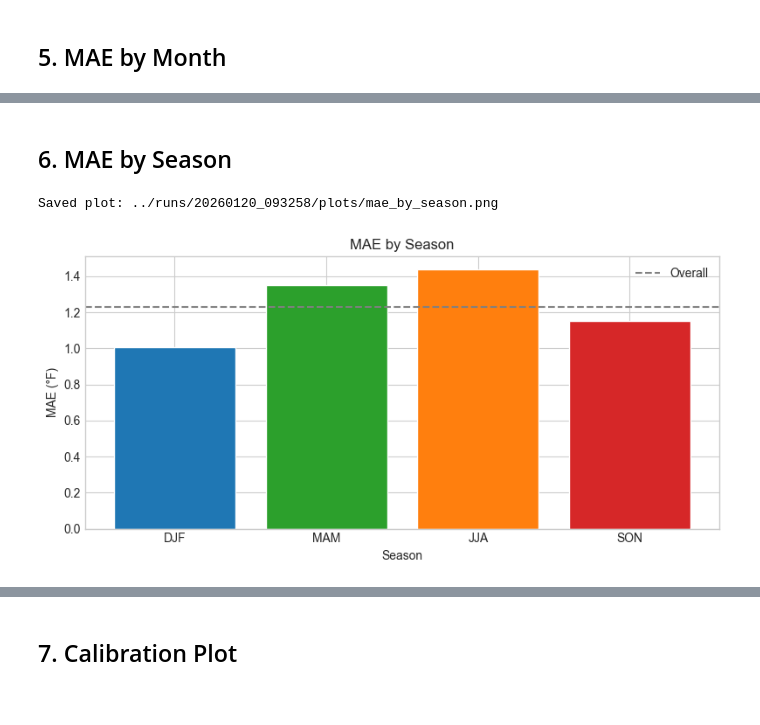
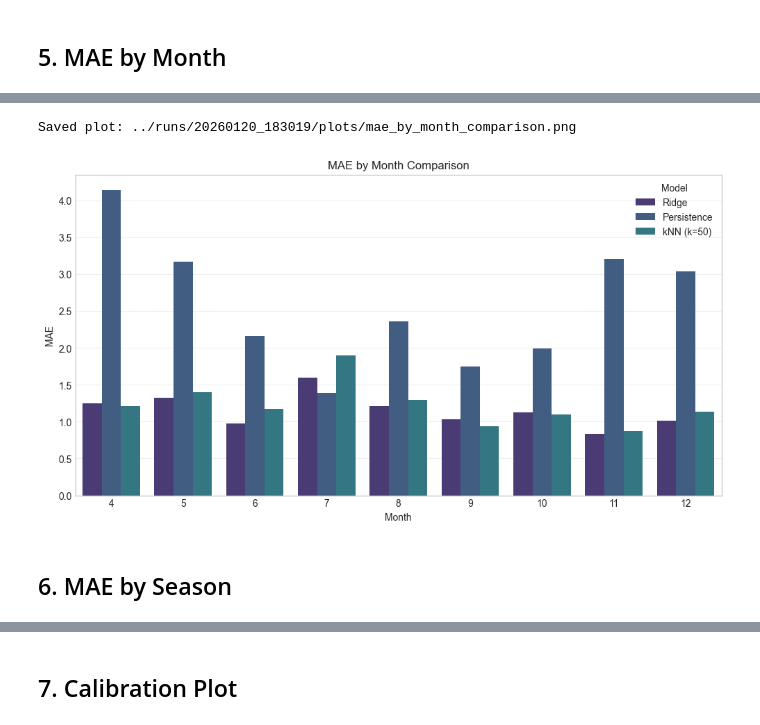
Before and after one commit to kyler505/temp-data-pipeline, a Jupyter notebook: notebooks/eval_daily_tmax_analysis.ipynb, the cells around one changed output, grey strips where cells are left out. Cells and saved outputs as stored; diff of their text form; code cells hidden in the pictures.

```diff
--- a/notebooks/eval_daily_tmax_analysis.ipynb
+++ b/notebooks/eval_daily_tmax_analysis.ipynb
@@ -176,22 +197,27 @@ Saved plot: ../runs/20260120_093258/plots/mae_by_month.png
+# %%
+if results:
+    # Collect monthly MAE for all models
+    monthly_data = []
+    for name, data in results.items():
+        if data['slices'] and 'by_month' in data['slices']:
+            by_month = data['slices']['by_month']
+            for m, vals in by_month.items():
+                monthly_data.append({
+                    "Model": name,
+                    "Month": int(m),
+                    "MAE": vals['mae']
+                })
+
+    if monthly_data:
+        df_m = pd.DataFrame(monthly_data)
+        plt.figure(figsize=(12, 6))
+        sns.barplot(data=df_m, x="Month", y="MAE", hue="Model")
+        plt.title("MAE by Month Comparison")
+        plt.grid(axis='y', alpha=0.3)
+        save_run_plot(plt.gcf(), "mae_by_month_comparison.png", run_id, base_dir=Path('../runs'))
+        plt.show()
+# %% [output]
+Saved plot: ../runs/20260120_183019/plots/mae_by_month_comparison.png
+[figure, added]
 # %% [markdown]
 ## 6. MAE by Season
-# %%
-if run_id and 'by_season' in slices:
-    by_season = slices['by_season']
-    seasons = ['DJF', 'MAM', 'JJA', 'SON']
-    maes = [by_season.get(s, {}).get('mae', 0) for s in seasons]
-
-    fig, ax = plt.subplots(figsize=(8, 4))
-    colors = ['#1f77b4', '#2ca02c', '#ff7f0e', '#d62728']
-    ax.bar(seasons, maes, color=colors, edgecolor='white')
-    ax.axhline(metrics['forecast']['mae'], color='gray', linestyle='--', label='Overall')
-    ax.set_xlabel('Season')
-    ax.set_ylabel('MAE (°F)')
-    ax.set_title('MAE by Season')
-    ax.legend()
-    plt.tight_layout()
-    save_run_plot(fig, 'mae_by_season.png', run_id)
-    plt.show()
-# %% [output]
-Saved plot: ../runs/20260120_093258/plots/mae_by_season.png
-[figure, removed]
```
Also changed, not shown: parts of 15 cells of this notebook, 29 other files.
